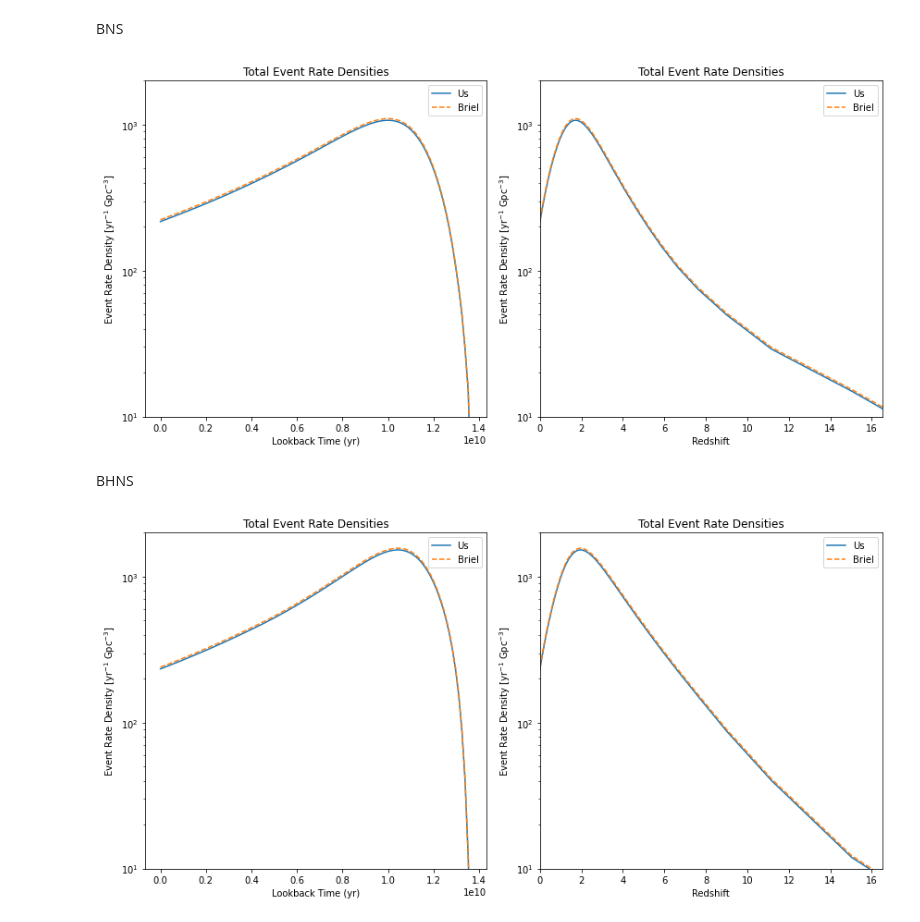
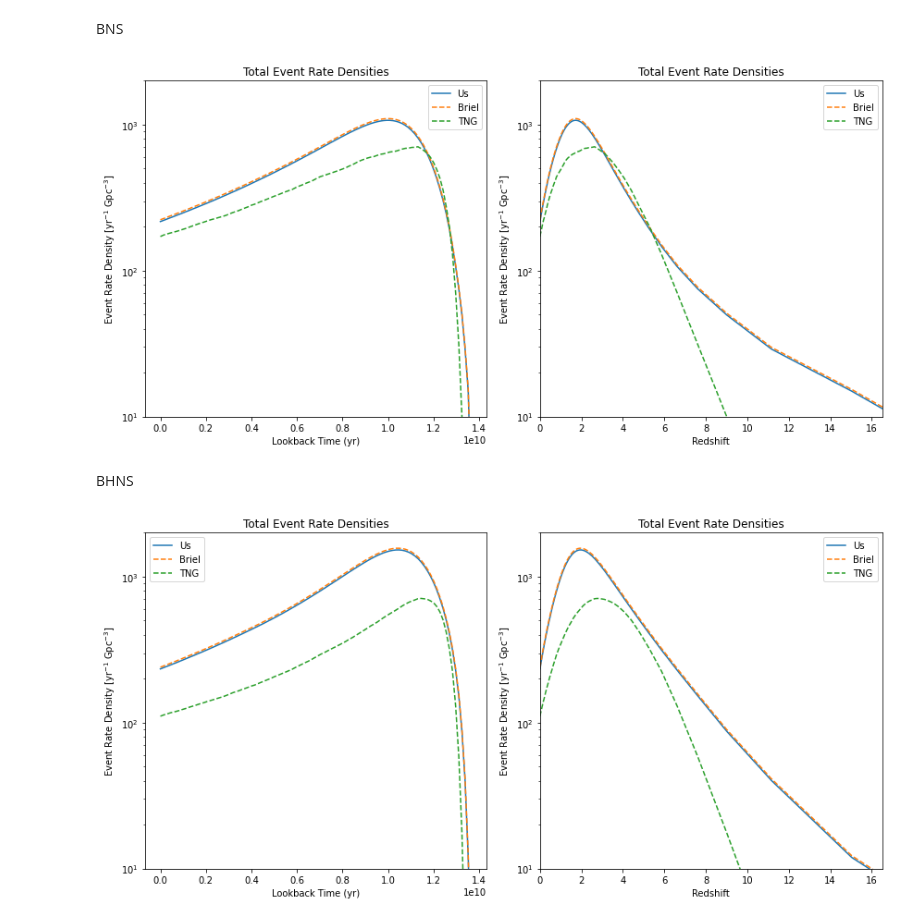
Before and after one commit to NicholaCharlton/Y4_Project, a Jupyter notebook: Dillon/Semester 2/Custom Rates.ipynb, the cells around one changed output. Cells and saved outputs as stored; diff of their text form; code cells hidden in the pictures.

```diff
--- a/Dillon/Semester 2/Custom Rates.ipynb
+++ b/Dillon/Semester 2/Custom Rates.ipynb
@@ -672,6 +688,7 @@ fig, axs = plt.subplots(1, 2, figsize=(12, 6))
 
 axs[0].plot(edges[:-1], np.sum(rates['BNS'], axis=0)[0], label='Us')
 axs[0].plot(edges[:-1], np.sum(event_rates['empirical']["BNS"], axis=0), '--', label='Briel')
+axs[0].plot(edges[:-1], np.sum(event_rates['TNG']["BNS"], axis=0), '--', label='TNG')
 axs[0].set_yscale('log')
 axs[0].set_ylim(1e1, 2e3)
 axs[0].set_xlabel('Lookback Time (yr)')
@@ -681,6 +698,7 @@ axs[0].legend()
 
 axs[1].plot(redshift_edges[:-1], np.sum(rates['BNS'], axis=0)[0], label='Us')
 axs[1].plot(redshift_edges[:-1], np.sum(event_rates['empirical']["BNS"], axis=0), '--', label='Briel')
+axs[1].plot(redshift_edges[:-1], np.sum(event_rates['TNG']["BNS"], axis=0), '--', label='TNG')
 axs[1].set_yscale('log')
 axs[1].set_ylim(1e1, 2e3)
 axs[1].set_xlim(0, 16.5)
@@ -692,32 +710,34 @@ axs[1].legend()
 plt.tight_layout()
 plt.show()
 # %% [output]
-[figure, old version]
+[figure, new version]
 # %% [markdown]
 BHNS
 # %%
 fig, axs = plt.subplots(1, 2, figsize=(12, 6))
 
 axs[0].plot(edges[:-1], np.sum(rates['BHNS'], axis=0)[0], label='Us')
 axs[0].plot(edges[:-1], np.sum(event_rates['empirical']["BHNS"], axis=0), '--', label='Briel')
+axs[0].plot(edges[:-1], np.sum(event_rates['TNG']["BHNS"], axis=0), '--', label='TNG')
 axs[0].set_yscale('log')
 axs[0].set_ylim(1e1, 2e3)
 axs[0].set_xlabel('Lookback Time (yr)')
 axs[0].set_ylabel(r"Event Rate Density [yr$^{-1}$ Gpc$^{-3}]$")
 axs[0].set_title('Total Event Rate Densities')
 axs[0].legend()
 
 axs[1].plot(redshift_edges[:-1], np.sum(rates['BHNS'], axis=0)[0], label='Us')
 axs[1].plot(redshift_edges[:-1], np.sum(event_rates['empirical']["BHNS"], axis=0), '--', label='Briel')
+axs[1].plot(redshift_edges[:-1], np.sum(event_rates['TNG']["BHNS"], axis=0), '--', label='TNG')
 axs[1].set_yscale('log')
 axs[1].set_ylim(1e1, 2e3)
 axs[1].set_xlim(0, 16.5)
 axs[1].set_xlabel('Redshift')
 axs[1].set_ylabel(r"Event Rate Density [yr$^{-1}$ Gpc$^{-3}]$")
 axs[1].set_title('Total Event Rate Densities')
 axs[1].legend()
 
 plt.tight_layout()
 plt.show()
 # %% [output]
-[figure, old version]
+[figure, new version]
```
Also changed, not shown: parts of 6 cells of this notebook.
